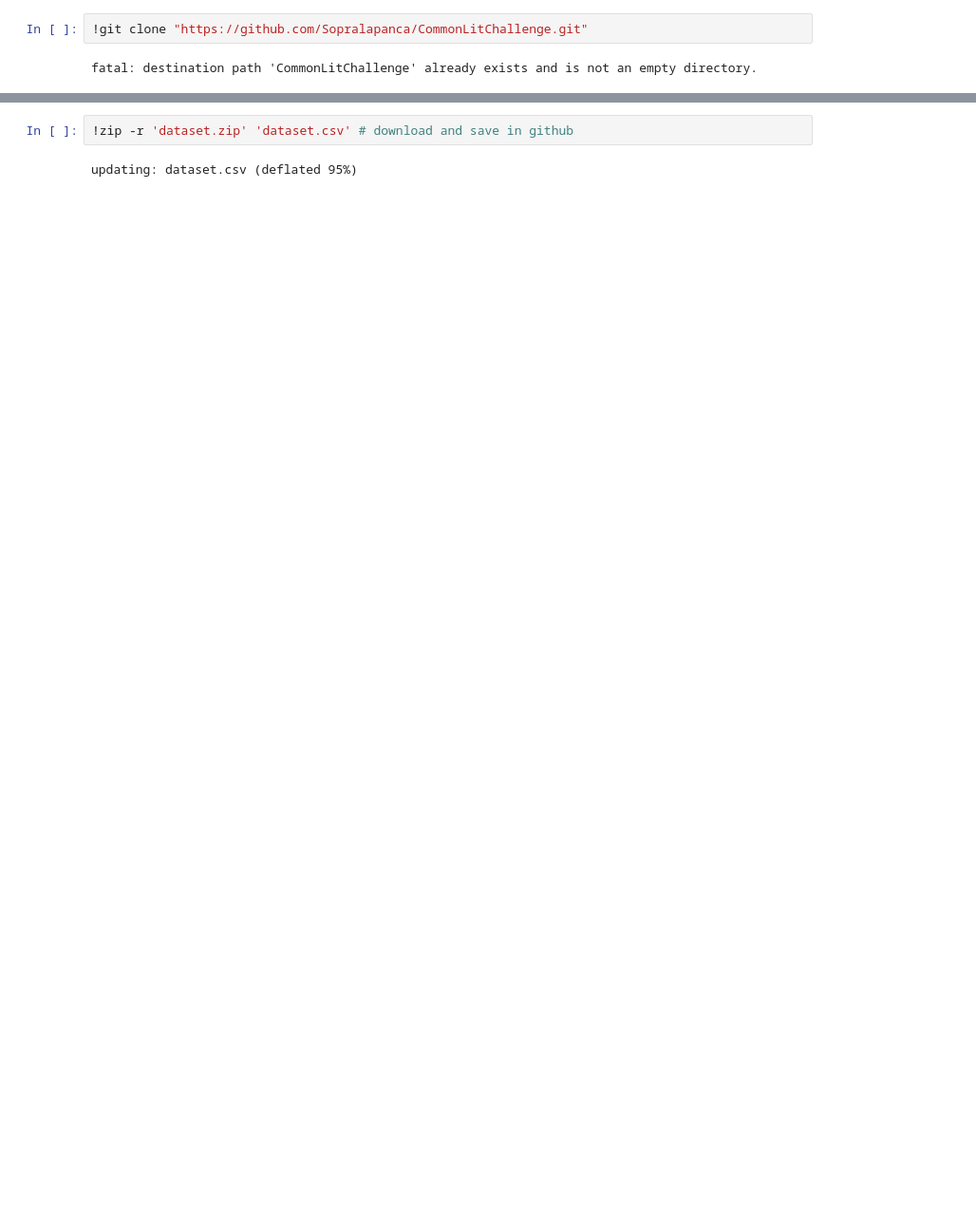
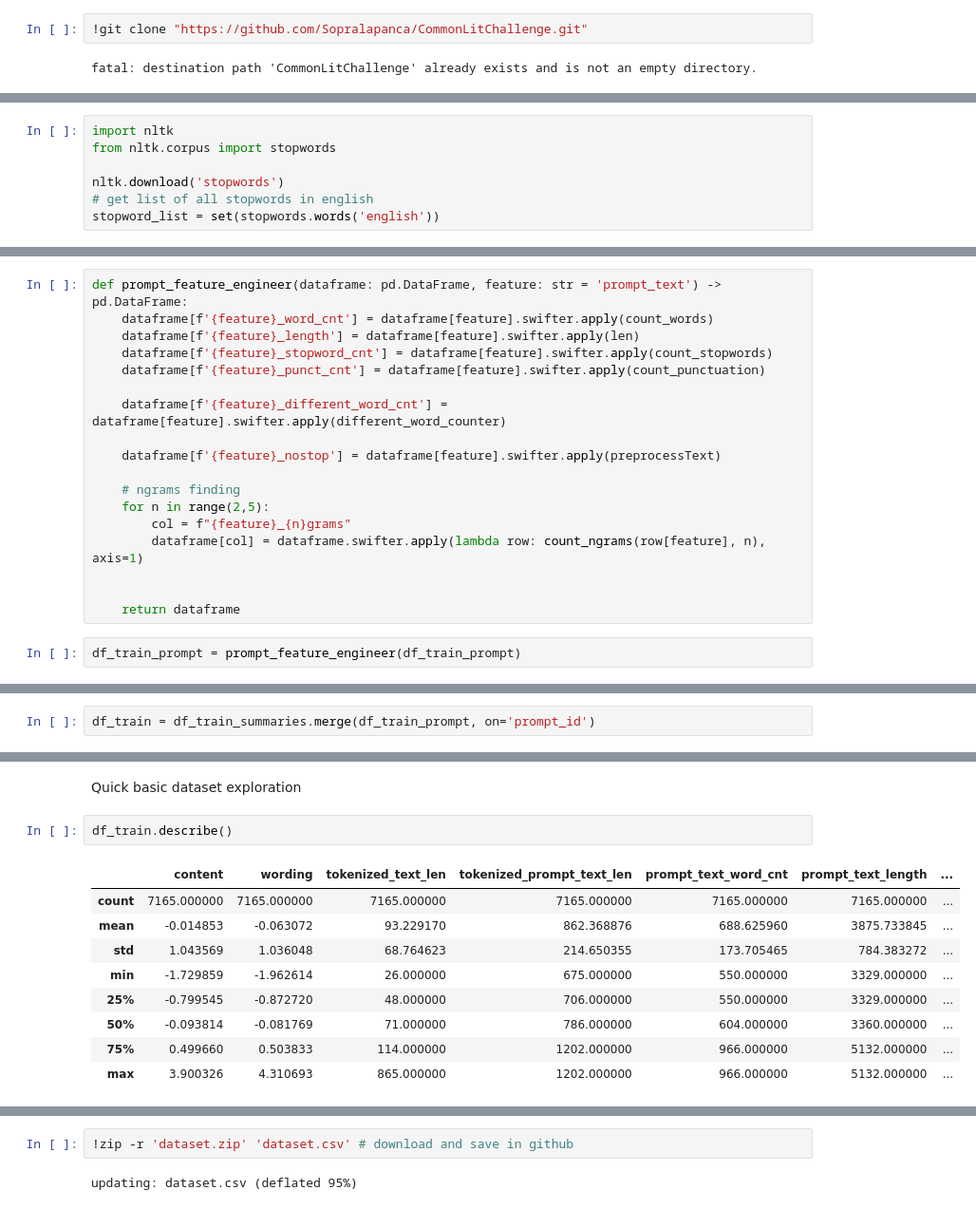
Before and after one commit to Sopralapanca/CommonLitChallenge, a Jupyter notebook: KagglePrepareDataset.ipynb, the cells around one changed output, grey strips where cells are left out. Shown at 95% size. Cells and saved outputs as stored; diff of their text form; blank space fills up the shorter version.

```diff
--- a/KagglePrepareDataset.ipynb
+++ b/KagglePrepareDataset.ipynb
@@ -409,0 +62,7 @@ training_data.to_csv('dataset.csv', index=False)
+# %%
+import nltk
+from nltk.corpus import stopwords
+
+nltk.download('stopwords')
+# get list of all stopwords in english
+stopword_list = set(stopwords.words('english'))
@@ -409,0 +229,20 @@ training_data.to_csv('dataset.csv', index=False)
+# %%
+def prompt_feature_engineer(dataframe: pd.DataFrame, feature: str = 'prompt_text') -> pd.DataFrame:
+    dataframe[f'{feature}_word_cnt'] = dataframe[feature].swifter.apply(count_words)
+    dataframe[f'{feature}_length'] = dataframe[feature].swifter.apply(len)
+    dataframe[f'{feature}_stopword_cnt'] = dataframe[feature].swifter.apply(count_stopwords)
+    dataframe[f'{feature}_punct_cnt'] = dataframe[feature].swifter.apply(count_punctuation)
+
+    dataframe[f'{feature}_different_word_cnt'] = dataframe[feature].swifter.apply(different_word_counter)
+
+    dataframe[f'{feature}_nostop'] = dataframe[feature].swifter.apply(preprocessText)
+
+    # ngrams finding
+    for n in range(2,5):
+        col = f"{feature}_{n}grams"
+        dataframe[col] = dataframe.swifter.apply(lambda row: count_ngrams(row[feature], n), axis=1)
+
+
+    return dataframe
+# %%
+df_train_prompt = prompt_feature_engineer(df_train_prompt)
@@ -409,0 +251,2 @@ training_data.to_csv('dataset.csv', index=False)
+# %%
+df_train = df_train_summaries.merge(df_train_prompt, on='prompt_id')
@@ -409,0 +263,14 @@ training_data.to_csv('dataset.csv', index=False)
+# %% [markdown]
+Quick basic dataset exploration
+# %%
+df_train.describe()
+# %% [output]
+|  | content | wording | tokenized_text_len | tokenized_prompt_text_len | prompt_text_word_cnt | prompt_text_length | ... |
+| count | 7165.000000 | 7165.000000 | 7165.000000 | 7165.000000 | 7165.000000 | 7165.000000 | ... |
+| mean | -0.014853 | -0.063072 | 93.229170 | 862.368876 | 688.625960 | 3875.733845 | ... |
+| std | 1.043569 | 1.036048 | 68.764623 | 214.650355 | 173.705465 | 784.383272 | ... |
+| min | -1.729859 | -1.962614 | 26.000000 | 675.000000 | 550.000000 | 3329.000000 | ... |
+| 25% | -0.799545 | -0.872720 | 48.000000 | 706.000000 | 550.000000 | 3329.000000 | ... |
+| 50% | -0.093814 | -0.081769 | 71.000000 | 786.000000 | 604.000000 | 3360.000000 | ... |
+| 75% | 0.499660 | 0.503833 | 114.000000 | 1202.000000 | 966.000000 | 5132.000000 | ... |
+| max | 3.900326 | 4.310693 | 865.000000 | 1202.000000 | 966.000000 | 5132.000000 | ... |
```
Also changed, not shown: parts of 69 cells of this notebook.
